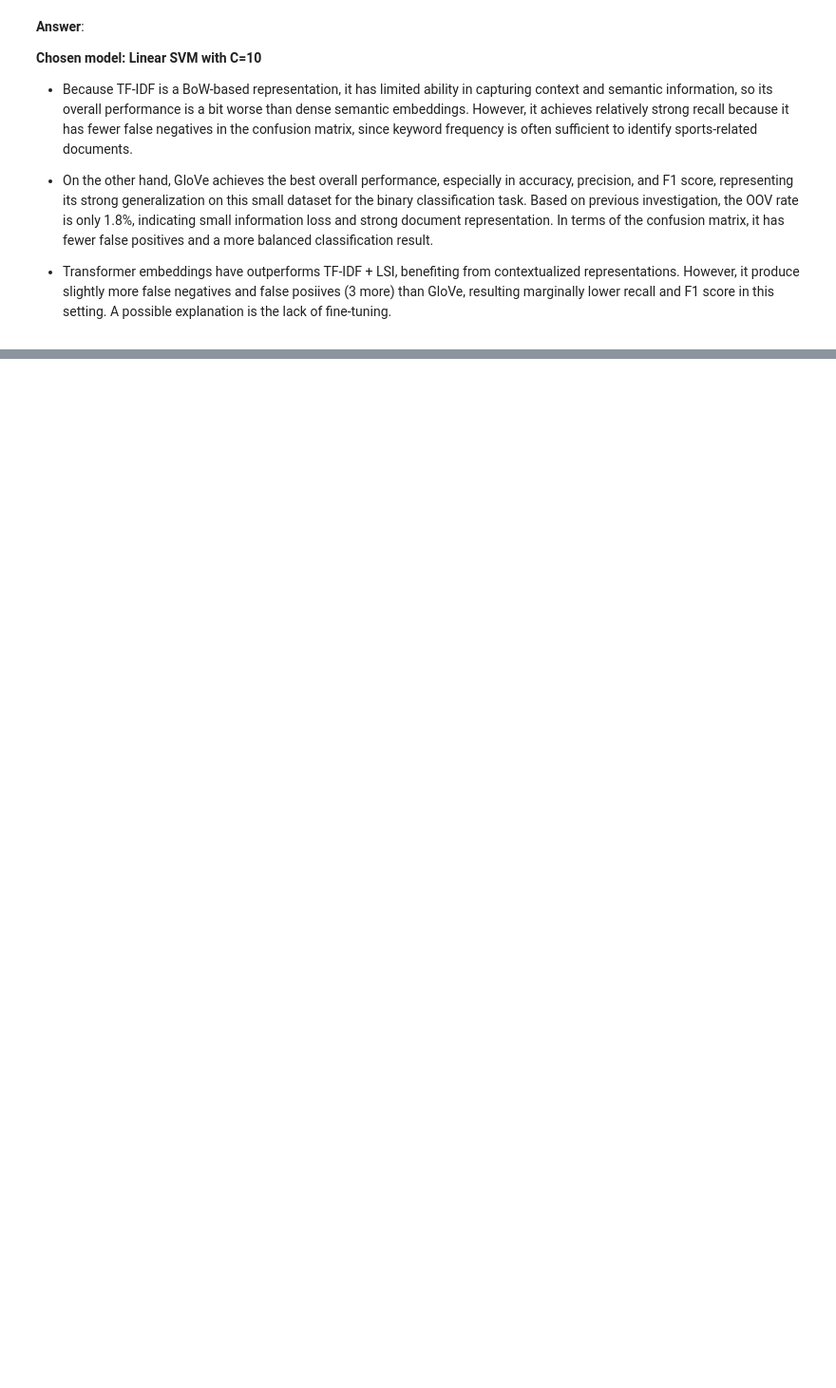
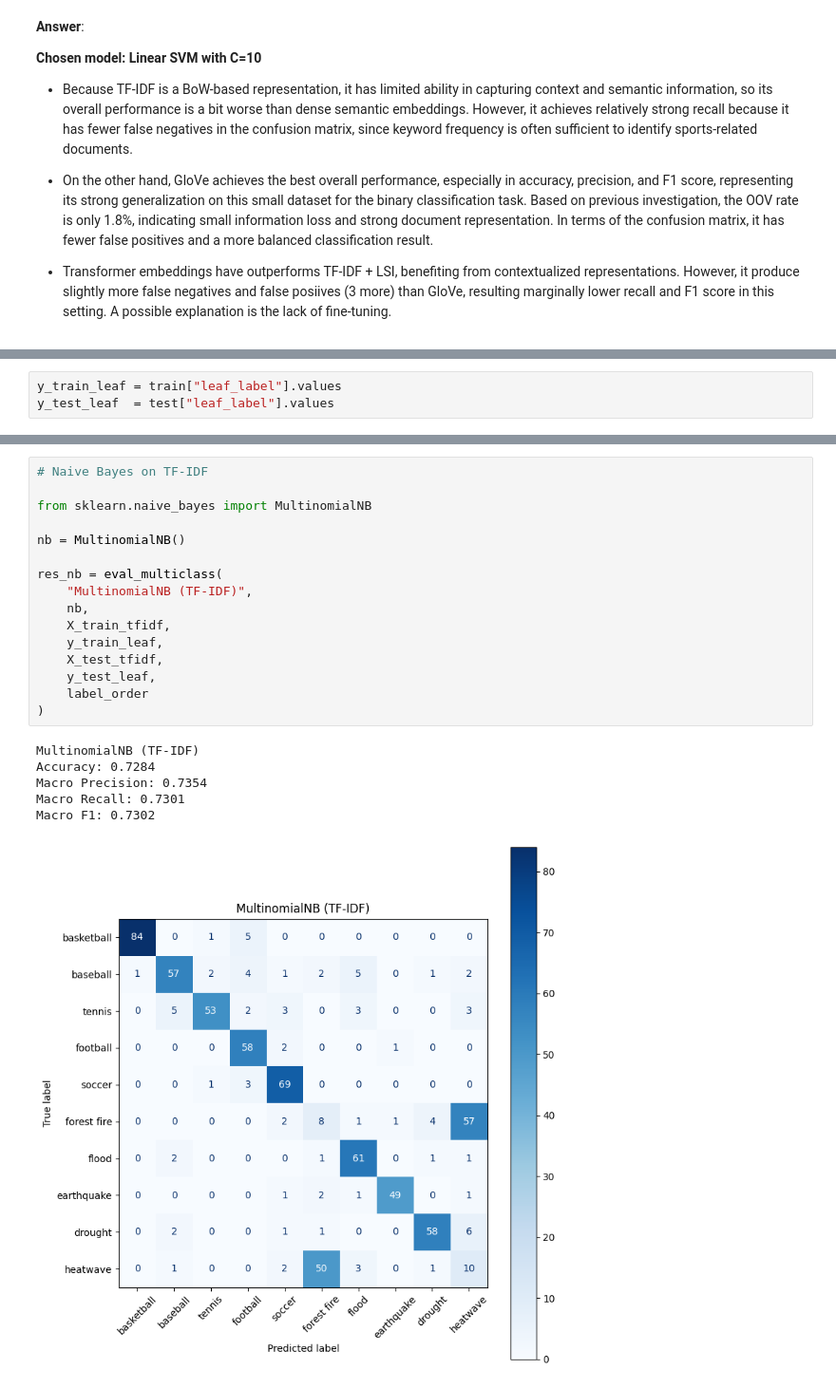
Before and after one commit to lylahub/ECE219P1, a Jupyter notebook: P1_code.ipynb, the cells around one changed output, grey strips where cells are left out. Shown at 95% size. Cells and saved outputs as stored; diff of their text form; blank space fills up the shorter version.

```diff
--- a/P1_code.ipynb
+++ b/P1_code.ipynb
@@ -1277,0 +1442,3 @@ display(df)
+# %%
+y_train_leaf = train["leaf_label"].values
+y_test_leaf  = test["leaf_label"].values
@@ -1277,0 +1534,23 @@ display(df)
+# %%
+# Naive Bayes on TF-IDF
+
+from sklearn.naive_bayes import MultinomialNB
+
+nb = MultinomialNB()
+
+res_nb = eval_multiclass(
+    "MultinomialNB (TF-IDF)",
+    nb,
+    X_train_tfidf,
+    y_train_leaf,
+    X_test_tfidf,
+    y_test_leaf,
+    label_order
+)
+# %% [output]
+MultinomialNB (TF-IDF)
+Accuracy: 0.7284
+Macro Precision: 0.7354
+Macro Recall: 0.7301
+Macro F1: 0.7302
+[figure, added]
```
Also changed, not shown: parts of 60 cells of this notebook.
